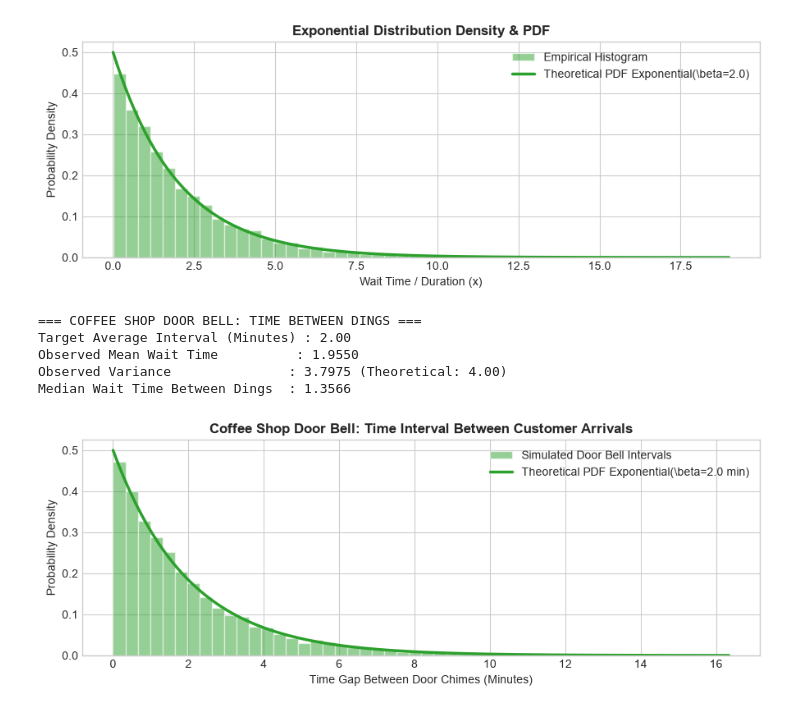
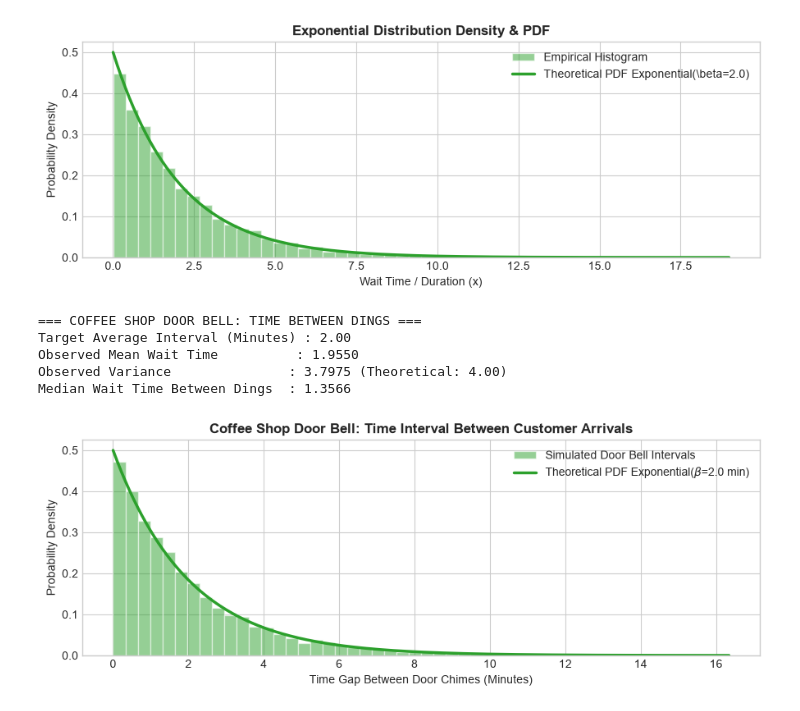
Before and after one commit to Abiads/CDAC-Data-Analytics, a Jupyter notebook: Day6/01_data_population/03_continuous_probability_distributions.ipynb, the cells around one changed output. Saved outputs shown, nothing was run; the diff lists cells and outputs as text; code cells hidden in the pictures.

Commit message:
update exp beta gamma

```diff
--- a/Day6/01_data_population/03_continuous_probability_distributions.ipynb
+++ b/Day6/01_data_population/03_continuous_probability_distributions.ipynb
@@ -231,32 +231,32 @@ avg_wait_minutes = 2.0  # On average, a door bell "Ding!" happens every 2 minute
 num_ding_intervals = 10000
 
 ding_intervals = np.random.exponential(scale=avg_wait_minutes, size=num_ding_intervals)
 
 print("=== COFFEE SHOP DOOR BELL: TIME BETWEEN DINGS ===")
 print(f"Target Average Interval (Minutes) : {avg_wait_minutes:.2f}")
 print(f"Observed Mean Wait Time          : {np.mean(ding_intervals):.4f}")
 print(f"Observed Variance               : {np.var(ding_intervals):.4f} (Theoretical: {avg_wait_minutes**2:.2f})")
 print(f"Median Wait Time Between Dings  : {np.median(ding_intervals):.4f}\n")
 
 plt.figure(figsize=(9, 3.5))
 
 plt.hist(ding_intervals, bins=50, density=True, alpha=0.5, color='#2ca02c', edgecolor='white', label='Simulated Door Bell Intervals')
 
 x_intervals = np.linspace(0, np.max(ding_intervals), 300)
 pdf_intervals = stats.expon.pdf(x_intervals, scale=avg_wait_minutes)
 
-plt.plot(x_intervals, pdf_intervals, color='#2ca02c', linewidth=2.5, label=rf'Theoretical PDF Exponential(\beta={avg_wait_minutes} min)')
+plt.plot(x_intervals, pdf_intervals, color='#2ca02c', linewidth=2.5, label=rf'Theoretical PDF Exponential($\beta$={avg_wait_minutes} min)')
 
 plt.title('Coffee Shop Door Bell: Time Interval Between Customer Arrivals', fontsize=12, fontweight='bold')
 plt.xlabel('Time Gap Between Door Chimes (Minutes)')
 plt.ylabel('Probability Density')
 plt.legend(loc='upper right')
 plt.tight_layout()
 plt.show()
 # %% [output]
 === COFFEE SHOP DOOR BELL: TIME BETWEEN DINGS ===
 Target Average Interval (Minutes) : 2.00
 Observed Mean Wait Time          : 1.9550
 Observed Variance               : 3.7975 (Theoretical: 4.00)
 Median Wait Time Between Dings  : 1.3566
-[figure, old version]
+[figure, new version]
```
Also changed, not shown: parts of 5 cells of this notebook.
